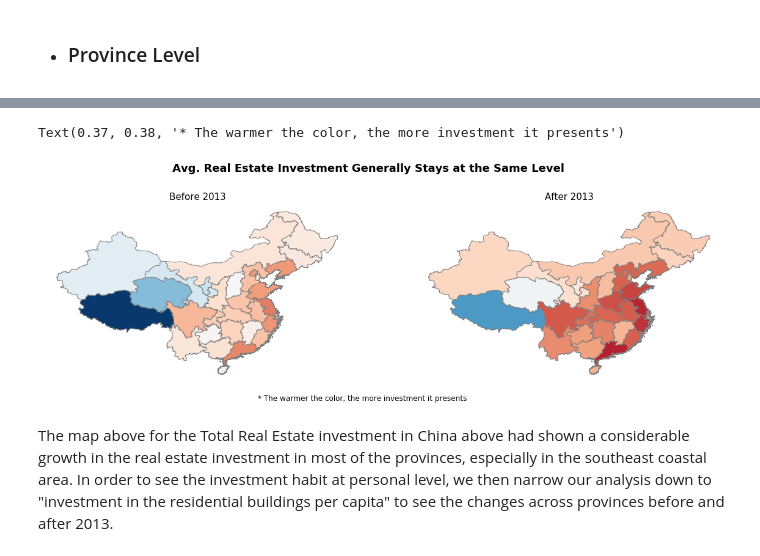
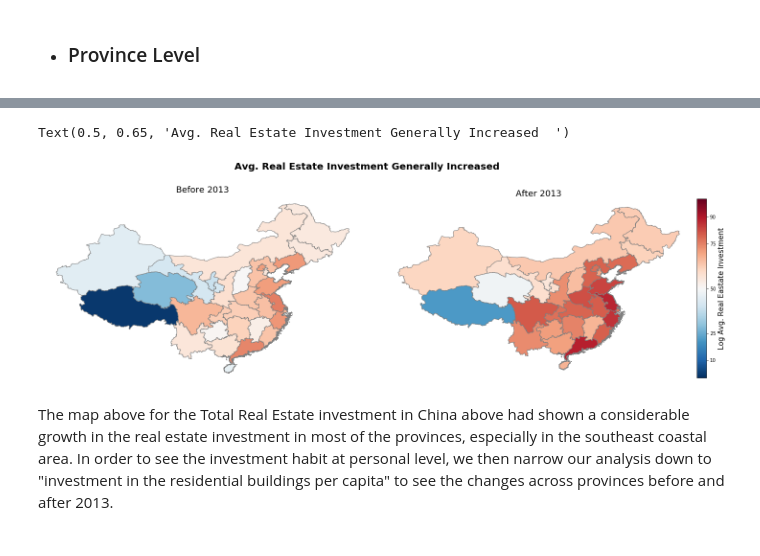
Before and after one commit to CherryCai03/Data_Bootcamp_Final_Project, a Jupyter notebook: cai_wang_final_project.ipynb, the cells around one changed output, grey strips where cells are left out. Cells and saved outputs as stored; diff of their text form; code cells hidden in the pictures.

```diff
--- a/cai_wang_final_project.ipynb
+++ b/cai_wang_final_project.ipynb
@@ -848,42 +850,73 @@ china_realestate["after_2013"]= np.log(china_realestate["after_2013"])
 # %%
-fig, (ax1,ax2) = plt.subplots(nrows=1, ncols=2, figsize=(20, 20))
+fig, (ax1,ax2) = plt.subplots(nrows=1, ncols=2, figsize=(20, 25))
+
+plt.tight_layout()
+plt.rcParams.update(plt.rcParamsDefault) # This will reset defaluts...
+
+# This is for the colorbar...
+
+divider = make_axes_locatable(ax2)
+
+cax = divider.append_axes("right", size="3%", pad=0.1)
+
+## This creates a discrete colorbar scheme...
+# https://gist.github.com/jakevdp/91077b0cae40f8f8244a
+
+N = 10
+
+base = plt.cm.get_cmap("RdBu_r")
+
+color_list = base(np.linspace(0, 1, N))
+
+cmap_name = base.name + str(N)
+
+dcmap =  base.from_list(cmap_name, color_list, N)
+
+# This then alows me to generate and edit the colorbar....
+# https://stackoverflow.com/questions/53158096/editing-colorbar-legend-in-geopandas
+
+sm = plt.cm.ScalarMappable(cmap=base)
+sm._A = []
+cbr = fig.colorbar(sm, cax=cax)
+
+cbr.set_label('Log Avg. Real Eastate Investment', fontsize = 15)
+cbr.set_alpha(0.15)
+
+cbr.set_ticks([0.10, 0.25,0.50,0.75, 0.90])
+cbr.set_ticklabels(["10","25","50","75","90"], update_ticks=True)
 
 ax1 = china_realestate.plot(ax=ax1, column="before_2013",  edgecolor = "gray", cmap='RdBu_r',vmin = 2, vmax = 10)
 # draw the real estate investment per capita before 2013
 ax2 = china_realestate.plot(ax=ax2, column='after_2013', edgecolor = "gray", cmap='RdBu_r',vmin = 2, vmax = 10)
 # draw the real estate investment per capita after 2013
 
 # set subtitle
-ax1.set_title("Before 2013", fontsize = 15)
-ax2.set_title("After 2013", fontsize = 15)
+ax1.set_title("Before 2013", fontsize = 18)
+ax2.set_title("After 2013", fontsize = 18)
 
 # remove the unneccessary spines
 ax1.spines["right"].set_visible(False)
 ax1.spines["top"].set_visible(False)
 ax1.spines["left"].set_visible(False)
 ax1.spines["bottom"].set_visible(False)
 
 ax2.spines["right"].set_visible(False)
 ax2.spines["top"].set_visible(False)
 ax2.spines["left"].set_visible(False)
 ax2.spines["bottom"].set_visible(False)
 
 ax1.get_xaxis().set_visible(False)
 ax1.get_yaxis().set_visible(False)
 
 ax2.get_xaxis().set_visible(False)
 ax2.get_yaxis().set_visible(False)
 
 
 # set the title for the entire plot
-fig.suptitle("Avg. Real Estate Investment Generally Stays at the Same Level  ", x = 0.5, y = 0.65, fontweight = "bold", fontsize = 18)
-
-# Set the additional notes
-fig.text(0.37, 0.38, "* The warmer the color, the more investment it presents",
-         horizontalalignment='left',fontsize = 12)
+fig.suptitle("Avg. Real Estate Investment Generally Increased  ", x = 0.5, y = 0.65, fontweight = "bold", fontsize = 20)
 # %% [output]
-Text(0.37, 0.38, '* The warmer the color, the more investment it presents')
+Text(0.5, 0.65, 'Avg. Real Estate Investment Generally Increased  ')
-[figure, old version]
+[figure, new version]
 # %% [markdown]
 The map above for the Total Real Estate investment in China above had shown a considerable growth in the real estate investment in most of the provinces, especially in the southeast coastal area. In order to see the investment habit at personal level, we then narrow our analysis down to "investment in the residential buildings per capita" to see the changes across provinces before and after 2013.
 # %%
```
Also changed, not shown: parts of 4 cells of this notebook, 4 other files.
